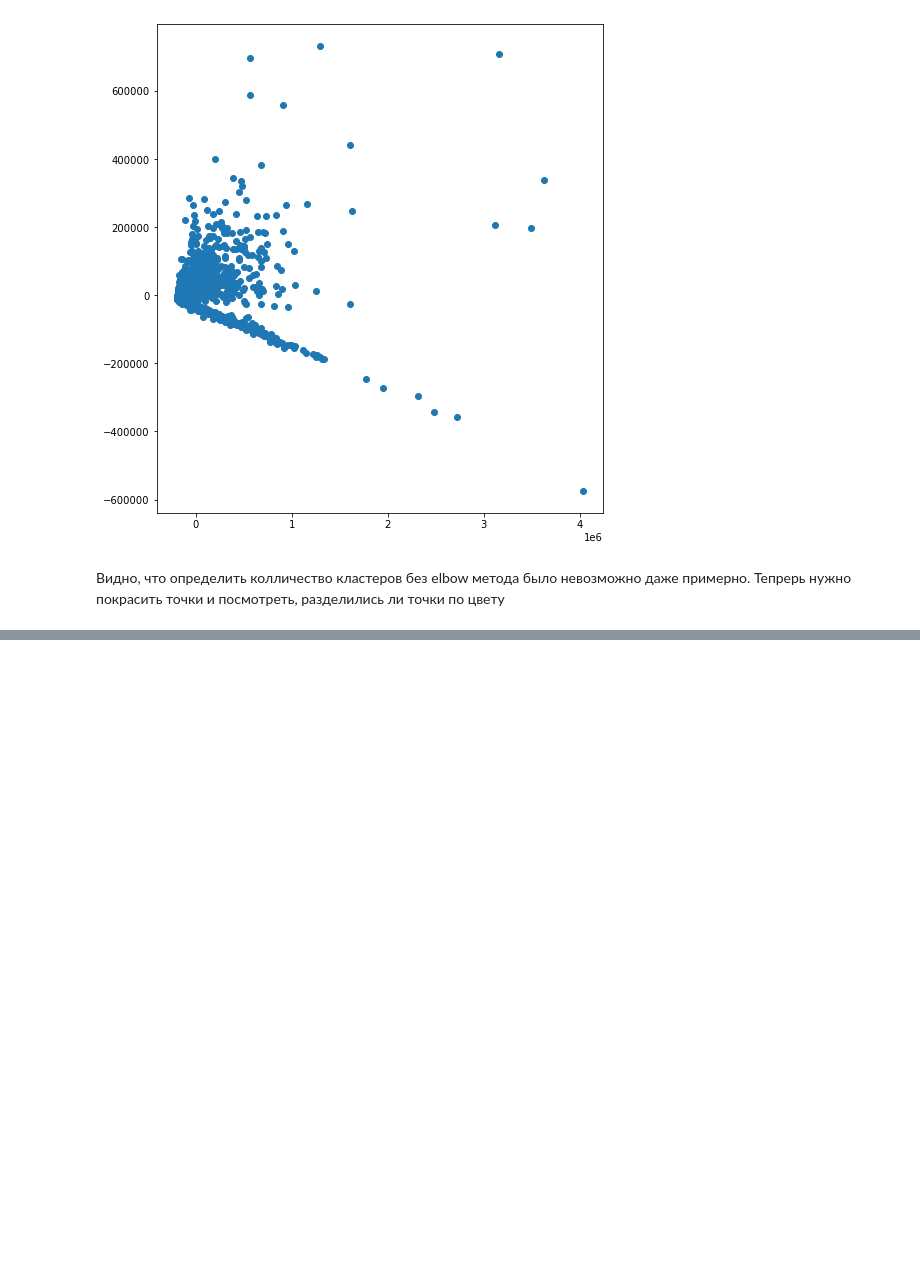
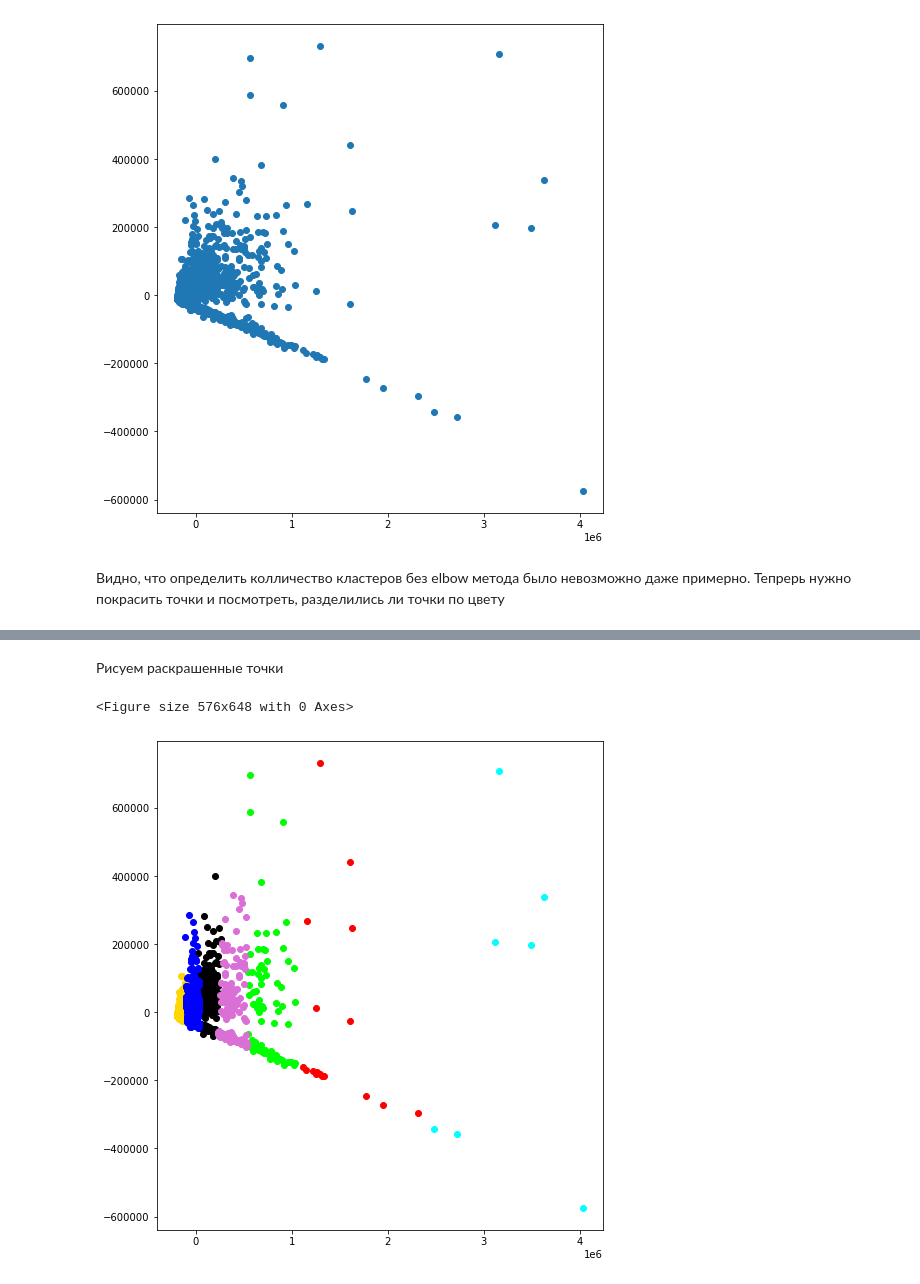
Before and after one commit to bobik2/Project1, a Jupyter notebook: Project.ipynb, the cells around one changed output, grey strips where cells are left out. Saved outputs shown, nothing was run; the diff lists cells and outputs as text; code cells hidden in the pictures; blank space fills up the shorter version.

```diff
--- a/Project.ipynb
+++ b/Project.ipynb
@@ -85,0 +101,3 @@ plt.scatter(x_pca[:,0],x_pca[:,1],)
+# %%
+df = pd.DataFrame(np.insert(x_pca,2,y_predict,axis=1)).rename(columns={2:'cluster'})
+df
@@ -85,0 +118,13 @@ plt.scatter(x_pca[:,0],x_pca[:,1],)
+# %% [markdown]
+Рисуем раскрашенные точки
+# %%
+plt.figure(figsize=(8,9))
+colors = ['black','red', 'gold', 'lime', 'cyan', 'orchid', 'b']
+
+plt.figure(figsize=(8,9))
+for i in range(7):
+    sub_df = df.loc[df['cluster'] == i]
+    plt.scatter(sub_df[0],sub_df[1], c = colors[i])
+# %% [output]
+<Figure size 576x648 with 0 Axes>
+[figure, added]
```
Also changed, not shown: parts of 5 cells of this notebook.
